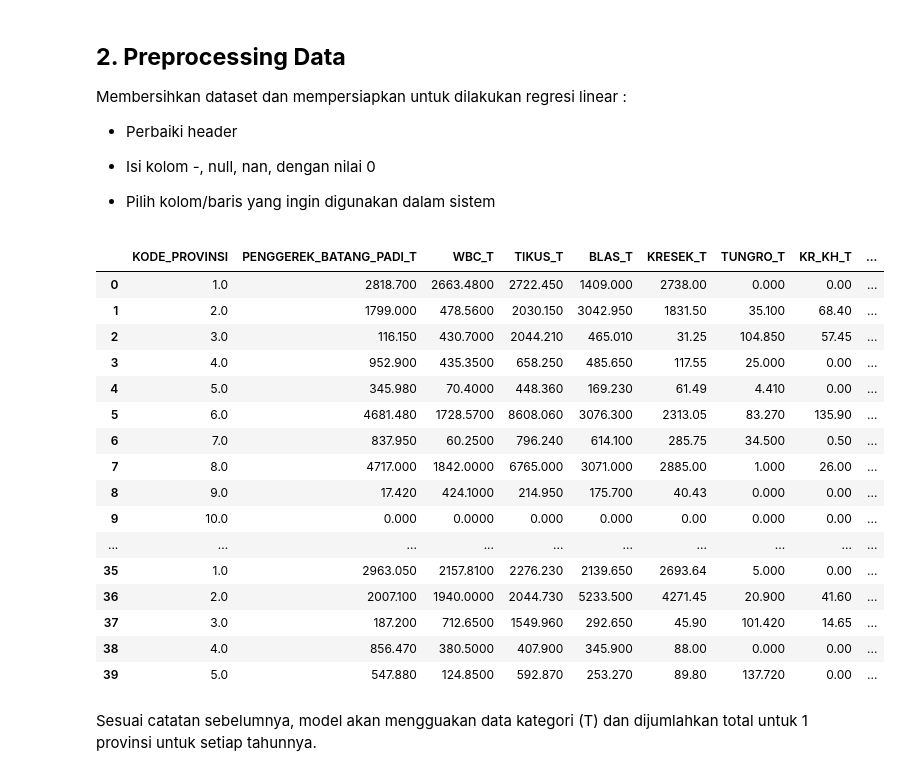
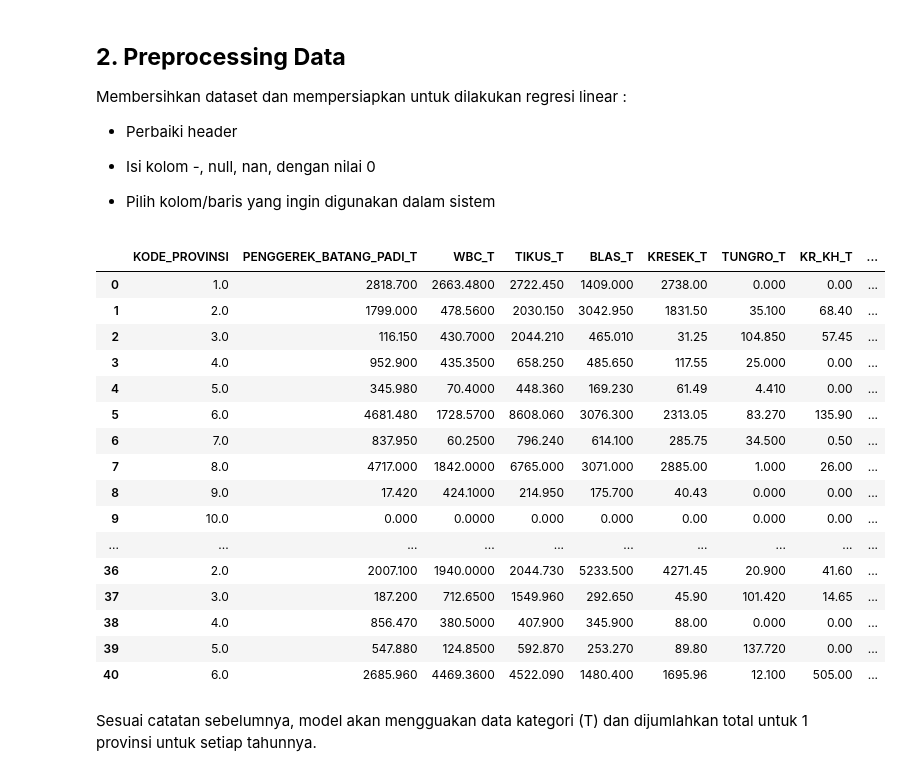
Before and after one commit to NGR-Diputra/PKL-FP-Regres_Linear, a Jupyter notebook: main_T.ipynb, the cells around one changed output. Drawn from its saved outputs; the diff is of its cells as text; code cells hidden in the pictures.

```diff
--- a/main_T.ipynb
+++ b/main_T.ipynb
@@ -87,40 +87,40 @@ data.columns = data.columns.str.replace("-", "_")
 # Ganti nama kolom (tujuan untuk mempermudah proses kedepannya)
 data.rename(columns={
     "TAHUN_Unnamed:_0_level_1": "TAHUN",
     "NO_PROV_Unnamed:_1_level_1": "KODE_PROVINSI",
     "PROV_Unnamed:_2_level_1": "PROVINSI",
 }, inplace=True)
 
 # Penanganan missing values
 data.fillna(0, inplace=True)
 
 # Menghilangkan baris yang tidak diperlukan
-# rows_to_drop = [34, 69, 104, 139, 174]
-# data = data.drop(index=rows_to_drop)
+rows_to_drop = [34, 69, 104, 139, 174]
+data = data.drop(index=rows_to_drop)
 
 # Filtering kolom yang akan digunakan (kode provinsi, tahun, dan kolom _T)
 columns_to_keep = ['KODE_PROVINSI'] + [col for col in data.columns if '_T' in col]
 data_T = data[columns_to_keep]
 
 data_T.head(40)
 # %% [output]
 |  | KODE_PROVINSI | PENGGEREK_BATANG_PADI_T | WBC_T | TIKUS_T | BLAS_T | KRESEK_T | TUNGRO_T | KR_KH_T | ... |
 | 0 | 1.0 | 2818.700 | 2663.4800 | 2722.450 | 1409.000 | 2738.00 | 0.000 | 0.00 | ... |
 | 1 | 2.0 | 1799.000 | 478.5600 | 2030.150 | 3042.950 | 1831.50 | 35.100 | 68.40 | ... |
 | 2 | 3.0 | 116.150 | 430.7000 | 2044.210 | 465.010 | 31.25 | 104.850 | 57.45 | ... |
 | 3 | 4.0 | 952.900 | 435.3500 | 658.250 | 485.650 | 117.55 | 25.000 | 0.00 | ... |
 | 4 | 5.0 | 345.980 | 70.4000 | 448.360 | 169.230 | 61.49 | 4.410 | 0.00 | ... |
 | 5 | 6.0 | 4681.480 | 1728.5700 | 8608.060 | 3076.300 | 2313.05 | 83.270 | 135.90 | ... |
 | 6 | 7.0 | 837.950 | 60.2500 | 796.240 | 614.100 | 285.75 | 34.500 | 0.50 | ... |
 | 7 | 8.0 | 4717.000 | 1842.0000 | 6765.000 | 3071.000 | 2885.00 | 1.000 | 26.00 | ... |
 | 8 | 9.0 | 17.420 | 424.1000 | 214.950 | 175.700 | 40.43 | 0.000 | 0.00 | ... |
 | 9 | 10.0 | 0.000 | 0.0000 | 0.000 | 0.000 | 0.00 | 0.000 | 0.00 | ... |
 | ... | ... | ... | ... | ... | ... | ... | ... | ... | ... |
-| 35 | 1.0 | 2963.050 | 2157.8100 | 2276.230 | 2139.650 | 2693.64 | 5.000 | 0.00 | ... |
 | 36 | 2.0 | 2007.100 | 1940.0000 | 2044.730 | 5233.500 | 4271.45 | 20.900 | 41.60 | ... |
 | 37 | 3.0 | 187.200 | 712.6500 | 1549.960 | 292.650 | 45.90 | 101.420 | 14.65 | ... |
 | 38 | 4.0 | 856.470 | 380.5000 | 407.900 | 345.900 | 88.00 | 0.000 | 0.00 | ... |
 | 39 | 5.0 | 547.880 | 124.8500 | 592.870 | 253.270 | 89.80 | 137.720 | 0.00 | ... |
+| 40 | 6.0 | 2685.960 | 4469.3600 | 4522.090 | 1480.400 | 1695.96 | 12.100 | 505.00 | ... |
 # %% [markdown]
 Sesuai catatan sebelumnya, model akan mengguakan data kategori (T) dan dijumlahkan total untuk 1 provinsi untuk setiap tahunnya.
 # %%
```
Also changed, not shown: parts of 22 cells of this notebook.
